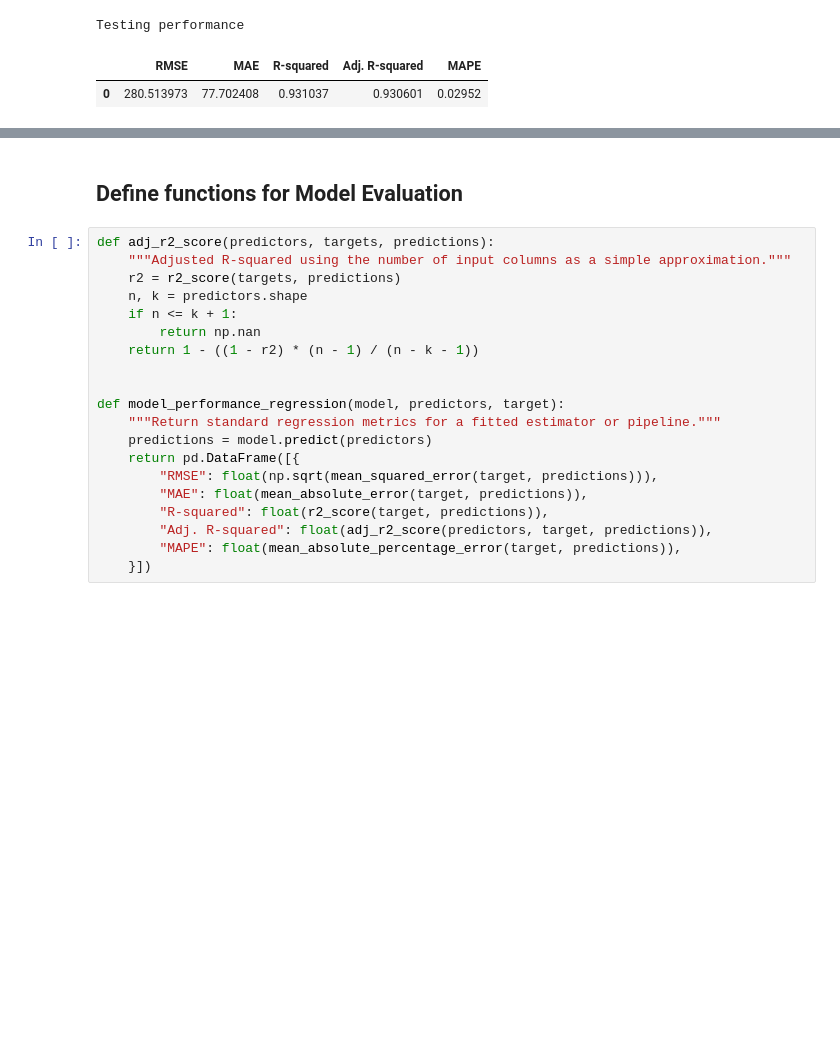
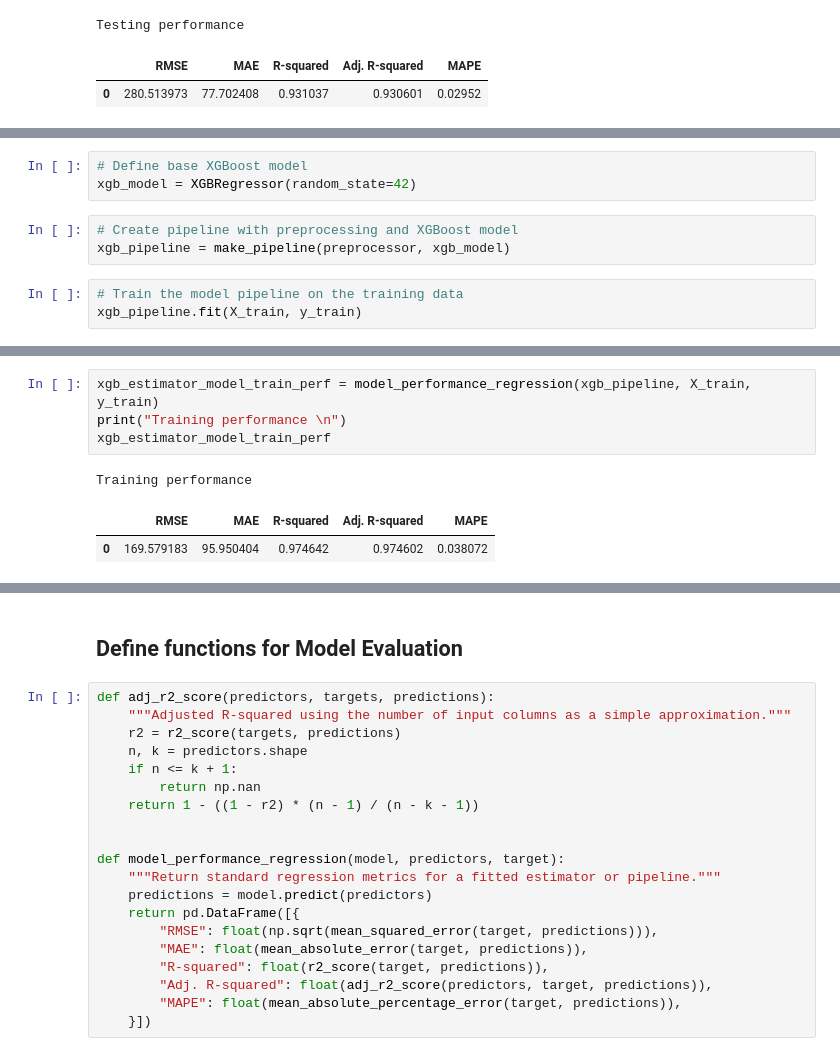
Before and after one commit to SarojaDadi/SuperKart_Full_Code_Version, a Jupyter notebook: SuperKart_Model_Refactored.ipynb, the cells around one changed output, grey strips where cells are left out. Saved outputs shown, nothing was run; the diff lists cells and outputs as text; blank space fills up the shorter version.

```diff
--- a/SuperKart_Model_Refactored.ipynb
+++ b/SuperKart_Model_Refactored.ipynb
@@ -564,0 +629,9 @@ Testing performance
+# %%
+# Define base XGBoost model
+xgb_model = XGBRegressor(random_state=42)
+# %%
+# Create pipeline with preprocessing and XGBoost model
+xgb_pipeline = make_pipeline(preprocessor, xgb_model)
+# %%
+# Train the model pipeline on the training data
+xgb_pipeline.fit(X_train, y_train)
@@ -564,0 +656,8 @@ Testing performance
+# %%
+xgb_estimator_model_train_perf = model_performance_regression(xgb_pipeline, X_train, y_train)
+print("Training performance \n")
+xgb_estimator_model_train_perf
+# %% [output]
+Training performance
+|  | RMSE | MAE | R-squared | Adj. R-squared | MAPE |
+| 0 | 169.579183 | 95.950404 | 0.974642 | 0.974602 | 0.038072 |
```
Also changed, not shown: parts of 15 cells of this notebook.
